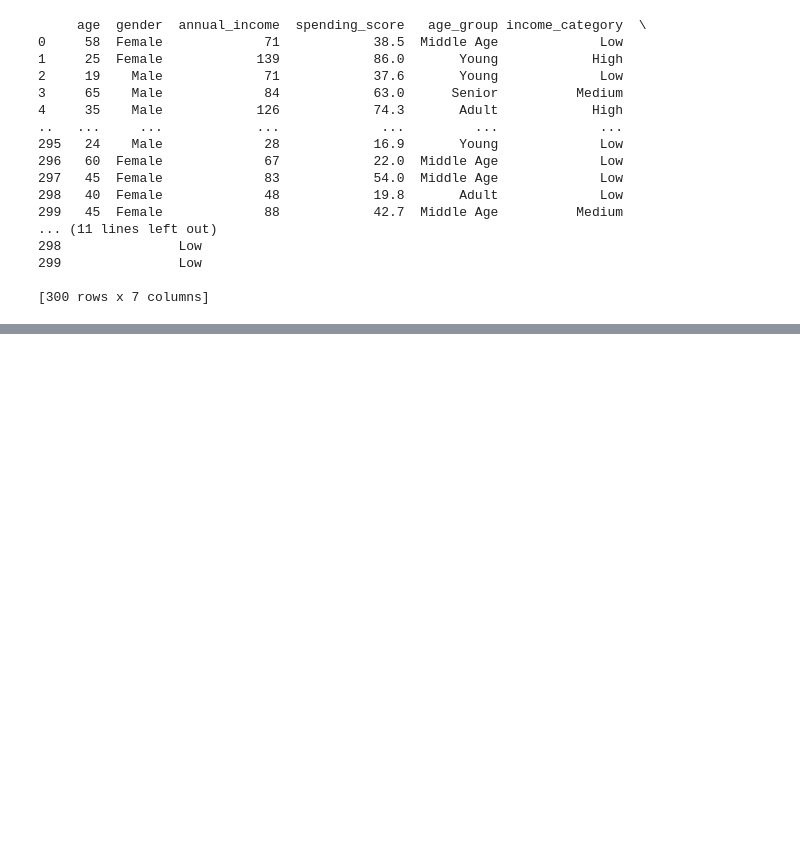
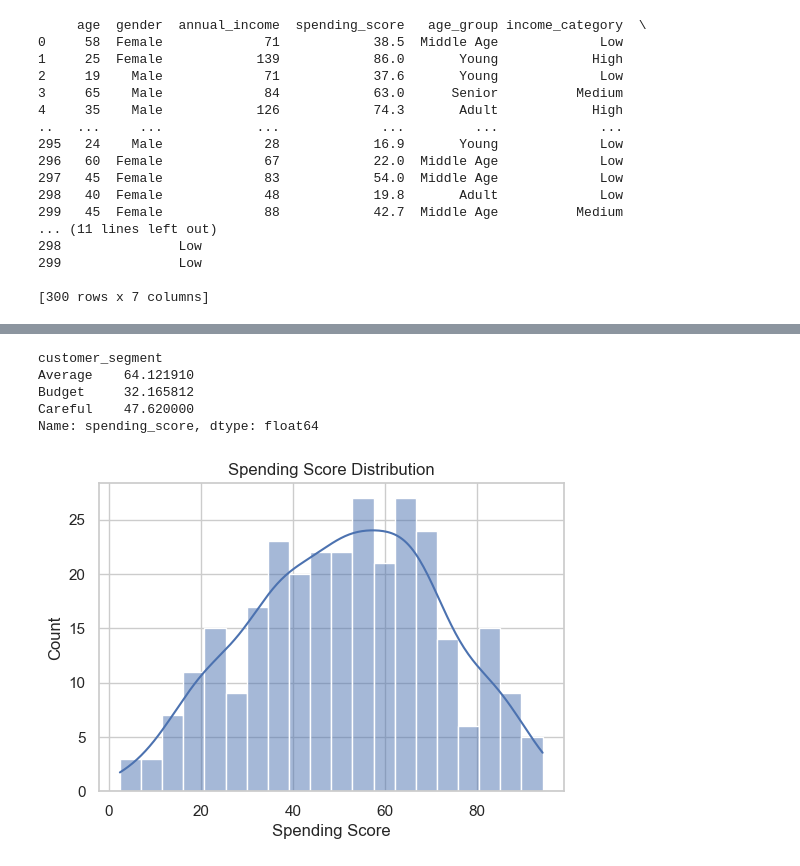
Before and after one commit to praneethdh/customer-analysis, a Jupyter notebook: notebook.ipynb, the cells around one changed output, grey strips where cells are left out. Saved outputs shown, nothing was run; the diff lists cells and outputs as text; code cells hidden in the pictures; blank space fills up the shorter version.

Commit message:
Added Visualizations and saved plot

```diff
--- a/notebook.ipynb
+++ b/notebook.ipynb
@@ -115,0 +190,20 @@ df.to_csv('ecommerce_customer_dataset.csv', index=False)
+# %%
+def segment_customer(row):
+    if row["income_category"] == "High" and row["spending_category"] == "High":
+        return "Premium"
+
+    elif row["income_category"] == "High" and row["spending_category"] == "Low":
+        return "Careful"
+
+    elif row["income_category"] == "Low" and row["spending_category"] == "High":
+        return "Risky"
+
+    elif row["income_category"] == "Low" and row["spending_category"] == "Low":
+        return "Budget"
+
+    else:
+        return "Average"
+df["customer_segment"] = df.apply(segment_customer,axis=1)
+
+print(df)
+df.to_csv('ecommerce_customer_dataset.csv', index=False)
@@ -115,0 +228,24 @@ df.to_csv('ecommerce_customer_dataset.csv', index=False)
+# %%
+df.groupby("customer_segment")["spending_score"].mean()
+# %% [output]
+customer_segment
+Average    64.121910
+Budget     32.165812
+Careful    47.620000
+Name: spending_score, dtype: float64
+# %%
+#phase 5 -- VISUALIZATION
+import matplotlib.pyplot as plt
+import seaborn as sns
+
+sns.set(style='whitegrid')
+
+# SPENDING SCORE DISTRIBUTION
+plt.figure(figsize=(6,4))
+sns.histplot(df["spending_score"], bins=20, kde=True)
+plt.title("Spending Score Distribution")
+plt.xlabel("Spending Score")
+plt.ylabel("Count")
+plt.show()
+# %% [output]
+[figure, added]
```
Also changed, not shown: parts of 16 cells of this notebook.
